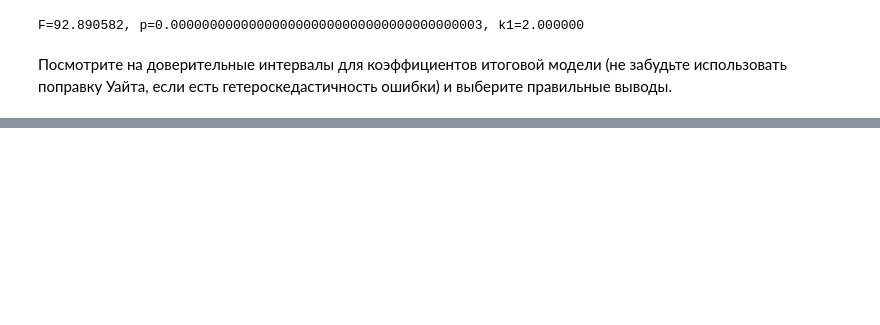
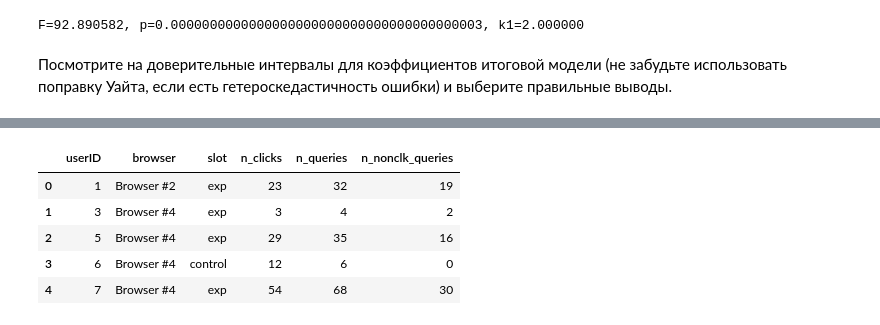
Before and after one commit to AlexG888/Specialization_from_MIPT_and_Yandex, a Jupyter notebook: course_4/theoretical_notebooks/tests.ipynb, the cells around one changed output, grey strips where cells are left out. Saved outputs shown, nothing was run; the diff lists cells and outputs as text; code cells hidden in the pictures; blank space fills up the shorter version.

```diff
--- a/course_4/theoretical_notebooks/tests.ipynb
+++ b/course_4/theoretical_notebooks/tests.ipynb
@@ -1675,0 +1624,9 @@ Warnings:
+# %%
+ab_data.head()
+# %% [output]
+|  | userID | browser | slot | n_clicks | n_queries | n_nonclk_queries |
+| 0 | 1 | Browser #2 | exp | 23 | 32 | 19 |
+| 1 | 3 | Browser #4 | exp | 3 | 4 | 2 |
+| 2 | 5 | Browser #4 | exp | 29 | 35 | 16 |
+| 3 | 6 | Browser #4 | control | 12 | 6 | 0 |
+| 4 | 7 | Browser #4 | exp | 54 | 68 | 30 |
```
Also changed, not shown: parts of 35 cells of this notebook, 4 other files.
